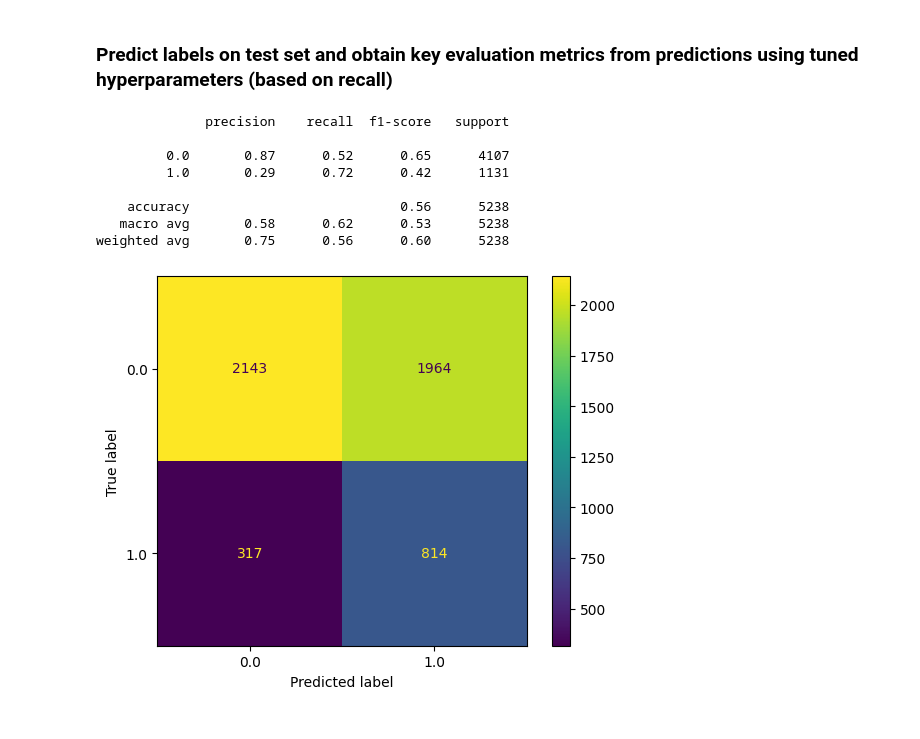
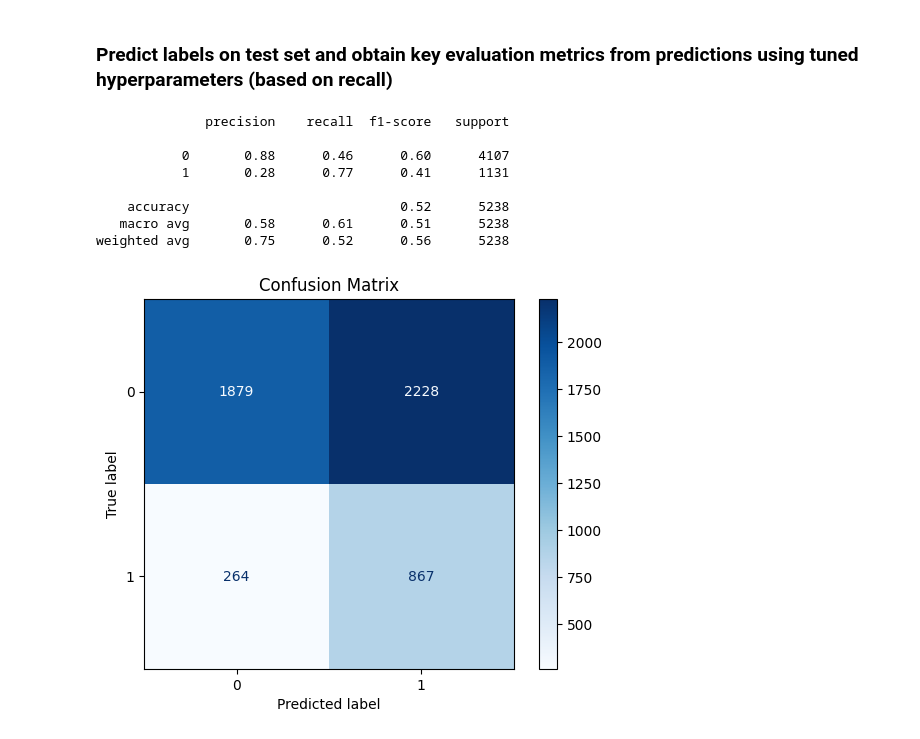
Before and after one commit to amylin1249/nypd-enforcement-gap, a Jupyter notebook: src/train_neural_network.ipynb, the cells around one changed output. Cells and saved outputs as stored; diff of their text form; code cells hidden in the pictures.

```diff
--- a/src/train_neural_network.ipynb
+++ b/src/train_neural_network.ipynb
@@ -56,9 +48,3 @@ y = clean_df["USE_OF_FORCE_FLAG"]
 X_train, X_test, y_train, y_test = train_test_split(
     X, y, test_size=0.2, random_state=123
 )
-
-# Convert train and test subsets into PyTorch tensors
-X_train = torch.tensor(X_train.values, dtype=torch.float32)
-X_test = torch.tensor(X_test.values, dtype=torch.float32)
-y_train = torch.tensor(y_train.values, dtype=torch.float32).reshape(-1, 1)
-y_test = torch.tensor(y_test.values, dtype=torch.float32).reshape(-1, 1)
@@ -198,22 +213,25 @@ ax.grid(alpha=0.25)
 # %% [markdown]
 ### Predict labels on test set and obtain key evaluation metrics from predictions using tuned hyperparameters (based on recall)
 # %%
-y_pred = nn_model.predict(X_test)
+best_model = grid_search.best_estimator_
+
+y_pred = best_model.predict(X_test)
 print(classification_report(y_test, y_pred))
 
 # Create a confusion matrix
-y_labels = np.unique(y_test)
-cm = confusion_matrix(y_test, y_pred, labels=y_labels)
-disp = ConfusionMatrixDisplay(confusion_matrix=cm, display_labels=y_labels)
-disp.plot()
+cm = confusion_matrix(y_test, y_pred)
+fig, ax = plt.subplots()
+disp = ConfusionMatrixDisplay(confusion_matrix=cm, display_labels=best_model.classes_)
+disp.plot(cmap="Blues", values_format="d", ax=ax)
+plt.title("Confusion Matrix")
 plt.show()
 # %% [output]
               precision    recall  f1-score   support
 
-         0.0       0.87      0.52      0.65      4107
-         1.0       0.29      0.72      0.42      1131
+           0       0.88      0.46      0.60      4107
+           1       0.28      0.77      0.41      1131
 
-    accuracy                           0.56      5238
-   macro avg       0.58      0.62      0.53      5238
-weighted avg       0.75      0.56      0.60      5238
+    accuracy                           0.52      5238
+   macro avg       0.58      0.61      0.51      5238
+weighted avg       0.75      0.52      0.56      5238
-[figure, old version]
+[figure, new version]
```
Also changed, not shown: parts of 21 cells of this notebook, 1 other file.
